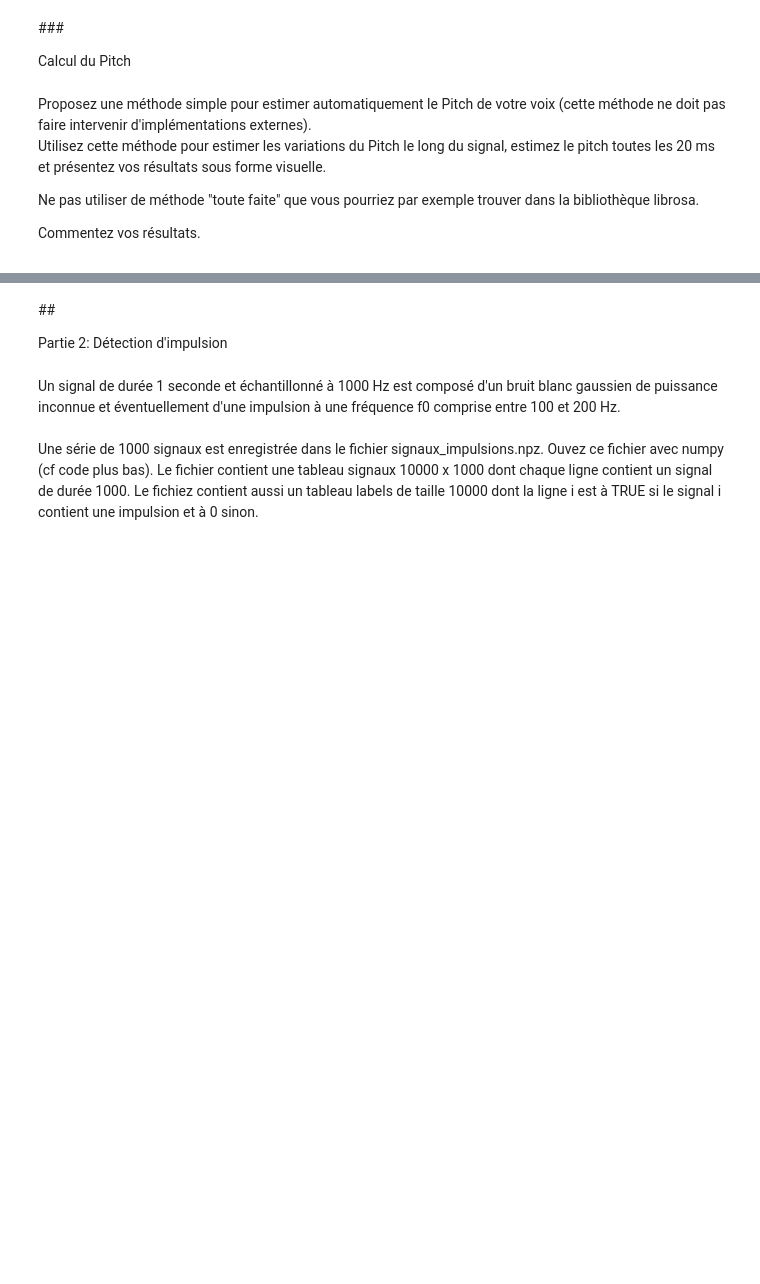
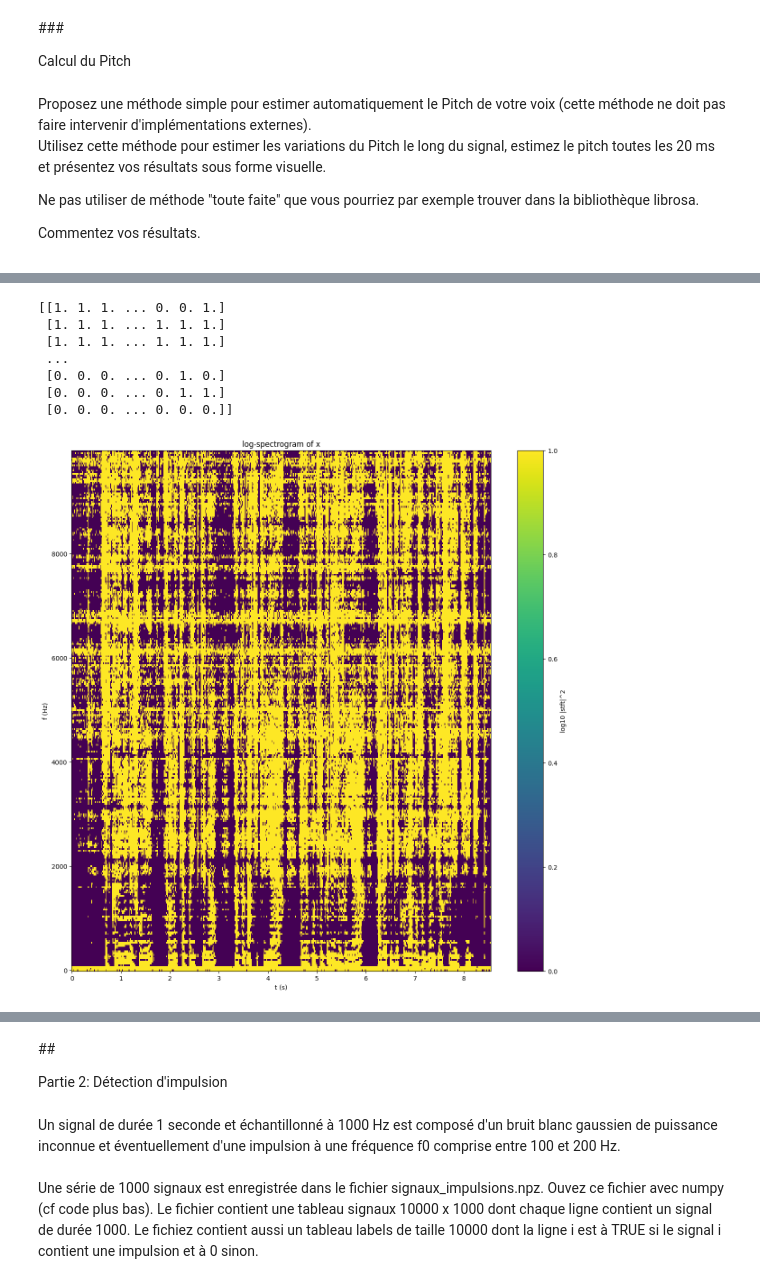
Before and after one commit to TheoBSG/MVA_signal, a Jupyter notebook: TP1/dlts-tp1.ipynb, the cells around one changed output, grey strips where cells are left out. Drawn from its saved outputs; the diff is of its cells as text; code cells hidden in the pictures; blank space fills up the shorter version.

```diff
--- a/TP1/dlts-tp1.ipynb
+++ b/TP1/dlts-tp1.ipynb
@@ -143,0 +144,22 @@ plt.show()
+# %%
+frequency_in_max_spd = log_spectrogram.copy()
+frequency_in_max_spd[frequency_in_max_spd<(max_log_DSP_windowize + tolerance*max_log_DSP_windowize)]     = 0
+frequency_in_max_spd[~(frequency_in_max_spd==0)]  = 1
+print(frequency_in_max_spd)
+
+plt.figure(figsize = (15, 15))                  # Better to have a bigger height than risk loosing info by cutting at a frequency that is too low
+plt.pcolor(time, frequencies, frequency_in_max_spd)
+plt.title('log-spectrogram of x')
+plt.xlabel('t (s)')
+plt.ylabel('f (Hz)')
+plt.colorbar(label = 'log10 |stft|^2')
+plt.show()
+# %% [output]
+[[1. 1. 1. ... 0. 0. 1.]
+ [1. 1. 1. ... 1. 1. 1.]
+ [1. 1. 1. ... 1. 1. 1.]
+ ...
+ [0. 0. 0. ... 0. 1. 0.]
+ [0. 0. 0. ... 0. 1. 1.]
+ [0. 0. 0. ... 0. 0. 0.]]
+[figure, added]
```
Also changed, not shown: parts of 3 cells of this notebook.
